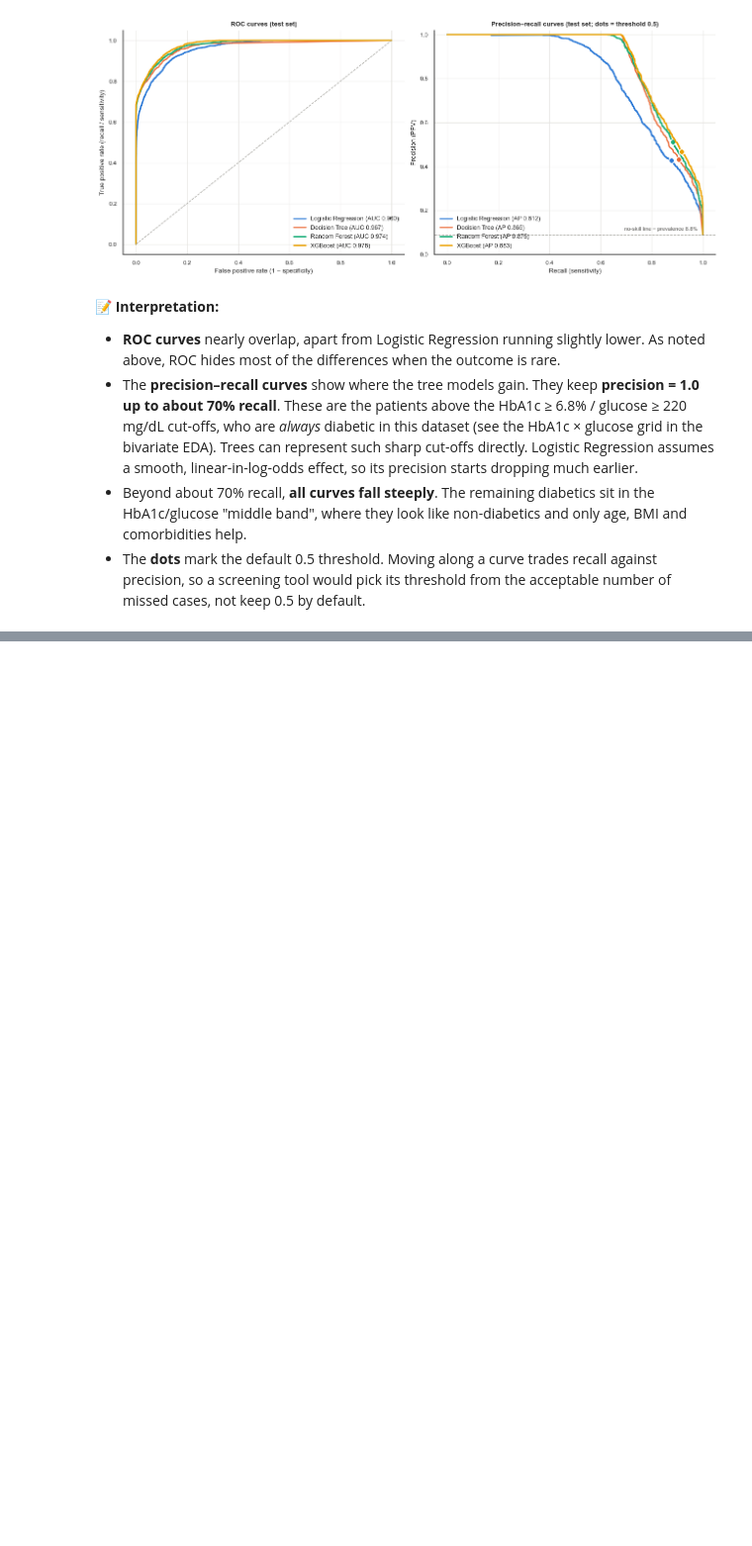
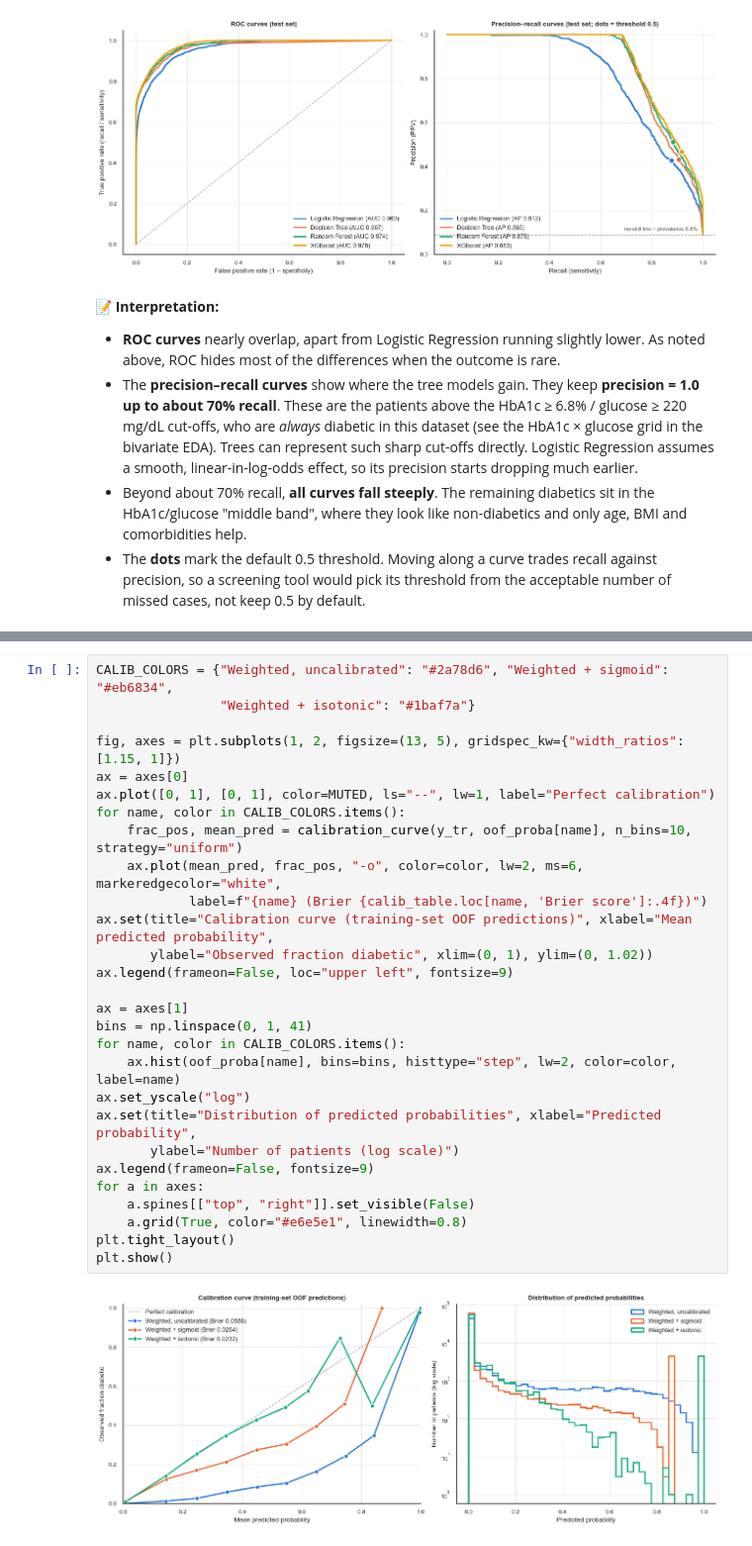
Before and after one commit to Aaminvh/Diabetes-prediction, a Jupyter notebook: Notebook/analysis.ipynb, the cells around one changed output, grey strips where cells are left out. Shown at 99% size. Drawn from its saved outputs; the diff is of its cells as text; blank space fills up the shorter version.

```diff
--- a/Notebook/analysis.ipynb
+++ b/Notebook/analysis.ipynb
@@ -1379,0 +1437,30 @@ plt.show()
+# %%
+CALIB_COLORS = {"Weighted, uncalibrated": "#2a78d6", "Weighted + sigmoid": "#eb6834",
+                "Weighted + isotonic": "#1baf7a"}
+
+fig, axes = plt.subplots(1, 2, figsize=(13, 5), gridspec_kw={"width_ratios": [1.15, 1]})
+ax = axes[0]
+ax.plot([0, 1], [0, 1], color=MUTED, ls="--", lw=1, label="Perfect calibration")
+for name, color in CALIB_COLORS.items():
+    frac_pos, mean_pred = calibration_curve(y_tr, oof_proba[name], n_bins=10, strategy="uniform")
+    ax.plot(mean_pred, frac_pos, "-o", color=color, lw=2, ms=6, markeredgecolor="white",
+            label=f"{name} (Brier {calib_table.loc[name, 'Brier score']:.4f})")
+ax.set(title="Calibration curve (training-set OOF predictions)", xlabel="Mean predicted probability",
+       ylabel="Observed fraction diabetic", xlim=(0, 1), ylim=(0, 1.02))
+ax.legend(frameon=False, loc="upper left", fontsize=9)
+
+ax = axes[1]
+bins = np.linspace(0, 1, 41)
+for name, color in CALIB_COLORS.items():
+    ax.hist(oof_proba[name], bins=bins, histtype="step", lw=2, color=color, label=name)
+ax.set_yscale("log")
+ax.set(title="Distribution of predicted probabilities", xlabel="Predicted probability",
+       ylabel="Number of patients (log scale)")
+ax.legend(frameon=False, fontsize=9)
+for a in axes:
+    a.spines[["top", "right"]].set_visible(False)
+    a.grid(True, color="#e6e5e1", linewidth=0.8)
+plt.tight_layout()
+plt.show()
+# %% [output]
+[figure, added]
```
Also changed, not shown: parts of 21 cells of this notebook.
